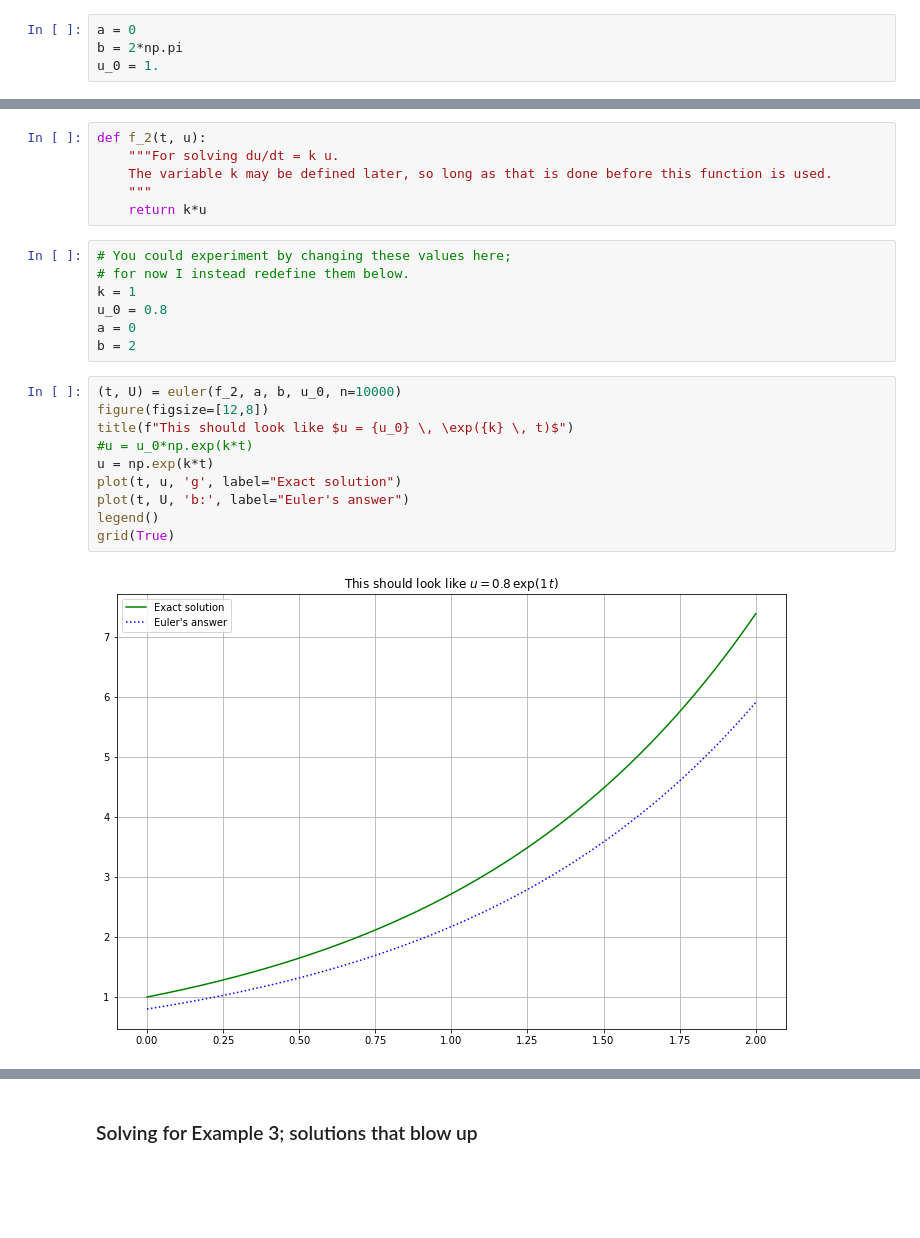
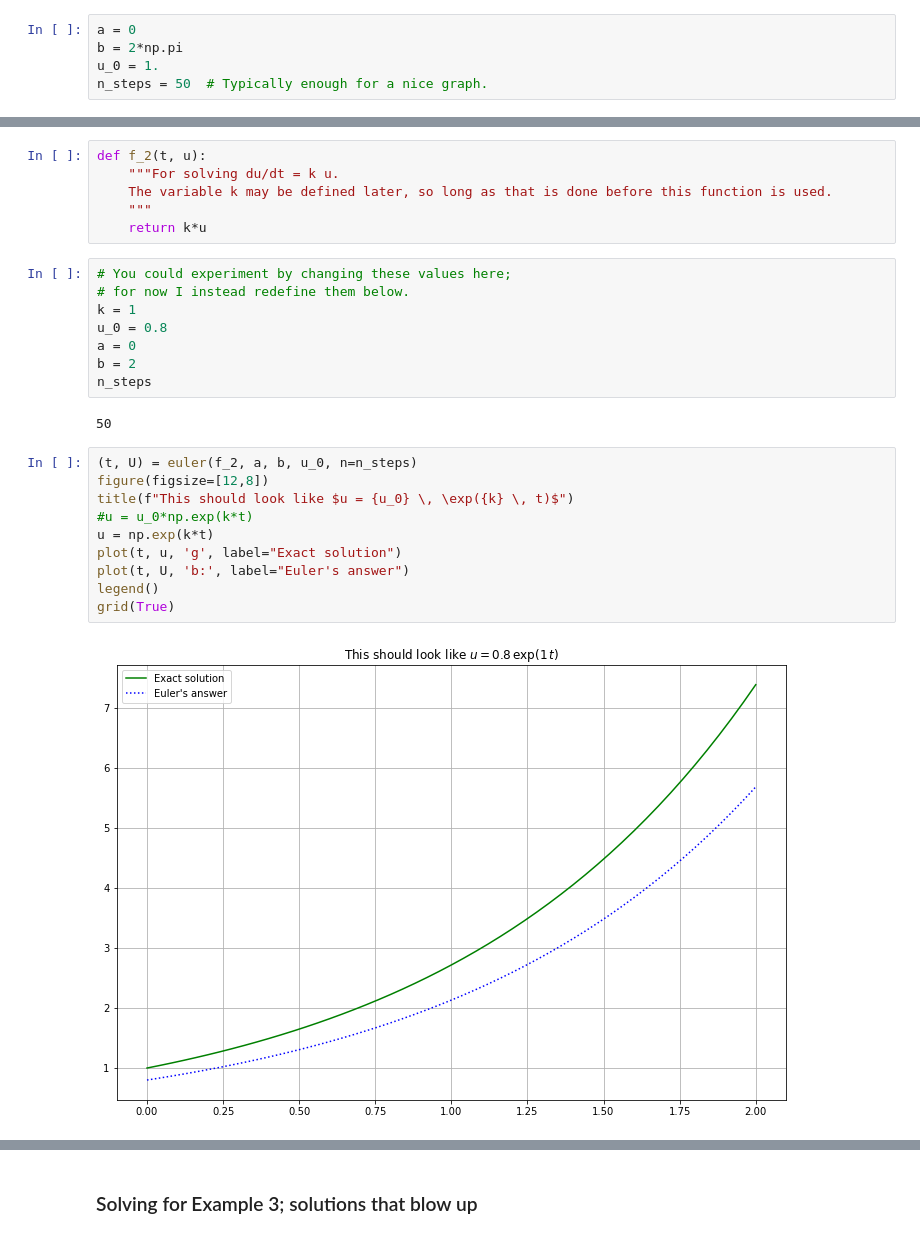
Before and after one commit to lemesurierb/elementary-numerical-analysis-python, a Jupyter notebook: _sources/python_notebooks_modules/ODE-IVP-1-basics-and-Euler.ipynb, the cells around one changed output, grey strips where cells are left out. Saved outputs shown, nothing was run; the diff lists cells and outputs as text; blank space fills up the shorter version.

```diff
--- a/_sources/python_notebooks_modules/ODE-IVP-1-basics-and-Euler.ipynb
+++ b/_sources/python_notebooks_modules/ODE-IVP-1-basics-and-Euler.ipynb
@@ -121,4 +133,5 @@ def f_1(t, u):
 a = 0
 b = 2*np.pi
 u_0 = 1.
+n_steps = 50  # Typically enough for a nice graph.
 # %%
@@ -147,18 +160,21 @@ k = 1
 u_0 = 0.8
 a = 0
 b = 2
+n_steps
+# %% [output]
+50
 # %%
-(t, U) = euler(f_2, a, b, u_0, n=10000)
+(t, U) = euler(f_2, a, b, u_0, n=n_steps)
 figure(figsize=[12,8])
 title(f"This should look like $u = {u_0} \, \exp({k} \, t)$")
 #u = u_0*np.exp(k*t)
 u = np.exp(k*t)
 plot(t, u, 'g', label="Exact solution")
 plot(t, U, 'b:', label="Euler's answer")
 legend()
 grid(True)
 # %% [output]
-[figure, old version]
+[figure, new version]
 # %%
 # You could experiment by changing these values here.
 k = -0.5
```
Also changed, not shown: parts of 14 cells of this notebook, 13 other files.
